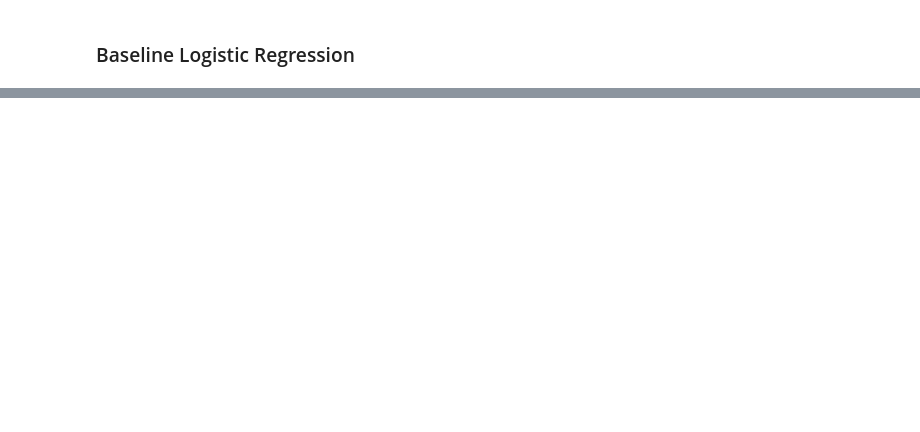
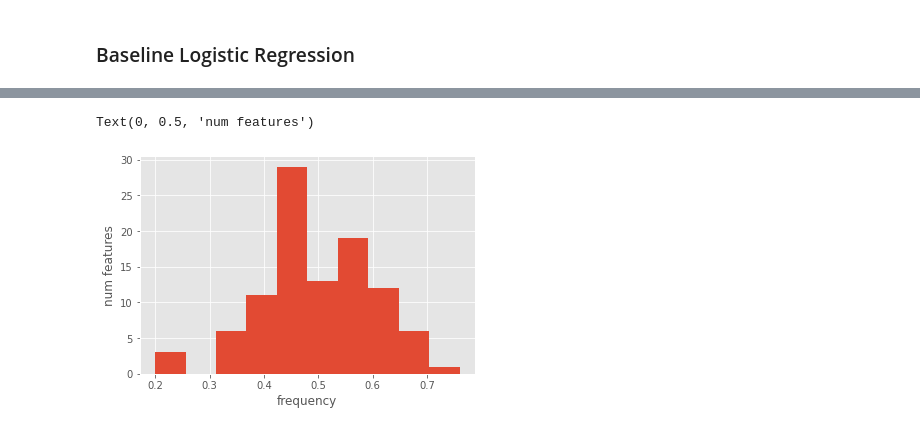
Before and after one commit to Habush/moses-incons-pen-xp, a Jupyter notebook: notebooks/variable_selection/cancer/nn/2_bnn_bmm_sgmcmc.ipynb, the cells around one changed output, grey strips where cells are left out. Saved outputs shown, nothing was run; the diff lists cells and outputs as text; code cells hidden in the pictures; blank space fills up the shorter version.

```diff
--- a/notebooks/variable_selection/cancer/nn/2_bnn_bmm_sgmcmc.ipynb
+++ b/notebooks/variable_selection/cancer/nn/2_bnn_bmm_sgmcmc.ipynb
@@ -368,0 +93,11 @@ DeviceArray([  1,   2,   3,   4,   8,  10,  11,  15,  17,  19,  21,  25,
+# %%
+from sklearn.linear_model import LogisticRegression
+
+
+log_param_grid = {"C":np.logspace(-2, 1, 10)}
+log_grid_cv = GridSearchCV(estimator=LogisticRegression(max_iter=10000), param_grid=log_param_grid, verbose=1, scoring="roc_auc", cv=cv).fit(X_train, y_train)
+clf = LogisticRegression(max_iter=10000, C=log_grid_cv.best_params_["C"])
+cv_score = np.mean(cross_val_score(clf, X_train, y_train, scoring="roc_auc", cv=cv))
+clf.fit(X_train, y_train)
+test_score = roc_auc_score(y_test, clf.predict_proba(X_test)[:,1])
+print(f"cv score: {cv_score}, test_score: {test_score}")
@@ -368,0 +231,7 @@ DeviceArray([  1,   2,   3,   4,   8,  10,  11,  15,  17,  19,  21,  25,
+# %%
+X_train, X_test, y_train, y_test = jax.device_put(X_train), jax.device_put(X_test), \
+                                   jax.device_put(y_train), jax.device_put(y_test)
+p = X_train.shape[1]
+rng_key = jax.random.PRNGKey(seed)
+config, cv_score, smac = optimize_hyper_parameters(seed, X_train, y_train, total_time=180)
+cv_score
@@ -368,0 +260,19 @@ DeviceArray([  1,   2,   3,   4,   8,  10,  11,  15,  17,  19,  21,  25,
+# %%
+%autoreload
+from sgmcmc import MixedSGMCMC
+params = {"disc_lr": config["disc_lr"], "contin_lr": config["contin_lr"], "batch_size": config["batch_size"],
+          "mu": config["mu"], "eta": config["eta"], "temp": config["temp"],
+          "sigma":config["sigma"], "thinning_interval": config["thinning_interval"]}
+
+mixed_sgmcmc = MixedSGMCMC(seed=seed, n_samples=2000, n_warmup=500, n_chains=5, lr_schedule="exponential",
+                     layer_dims=[config["layer_dim"]], **params)
+
+# cv_score_bnn = np.mean(cross_val_score(mixed_sgmcmc, X_train, y_train,  cv=cv, fit_params={
+#             "activation_fns": [config["activation"]], "J": net
+#         }))
+# print(cv_score_bnn)
+mixed_sgmcmc.fit(X_train, y_train, activation_fns=[config["activation"]], J=net)
+print(f"Num models: {mixed_sgmcmc.states_.discrete_position.shape[0]}")
+test_score_bnn = mixed_sgmcmc.score(X_test, y_test)
+
+print(test_score_bnn)
@@ -368,0 +325,9 @@ DeviceArray([  1,   2,   3,   4,   8,  10,  11,  15,  17,  19,  21,  25,
+# %%
+gamma_means = jnp.mean(mixed_sgmcmc.states_.discrete_position, axis=0)
+gamma_means_idx_s = np.argsort(gamma_means)[::-1]
+plt.hist(gamma_means)
+plt.xlabel("frequency")
+plt.ylabel("num features")
+# %% [output]
+Text(0, 0.5, 'num features')
+[figure, added]
```
Also changed, not shown: parts of 108 cells of this notebook, 20 other files.
